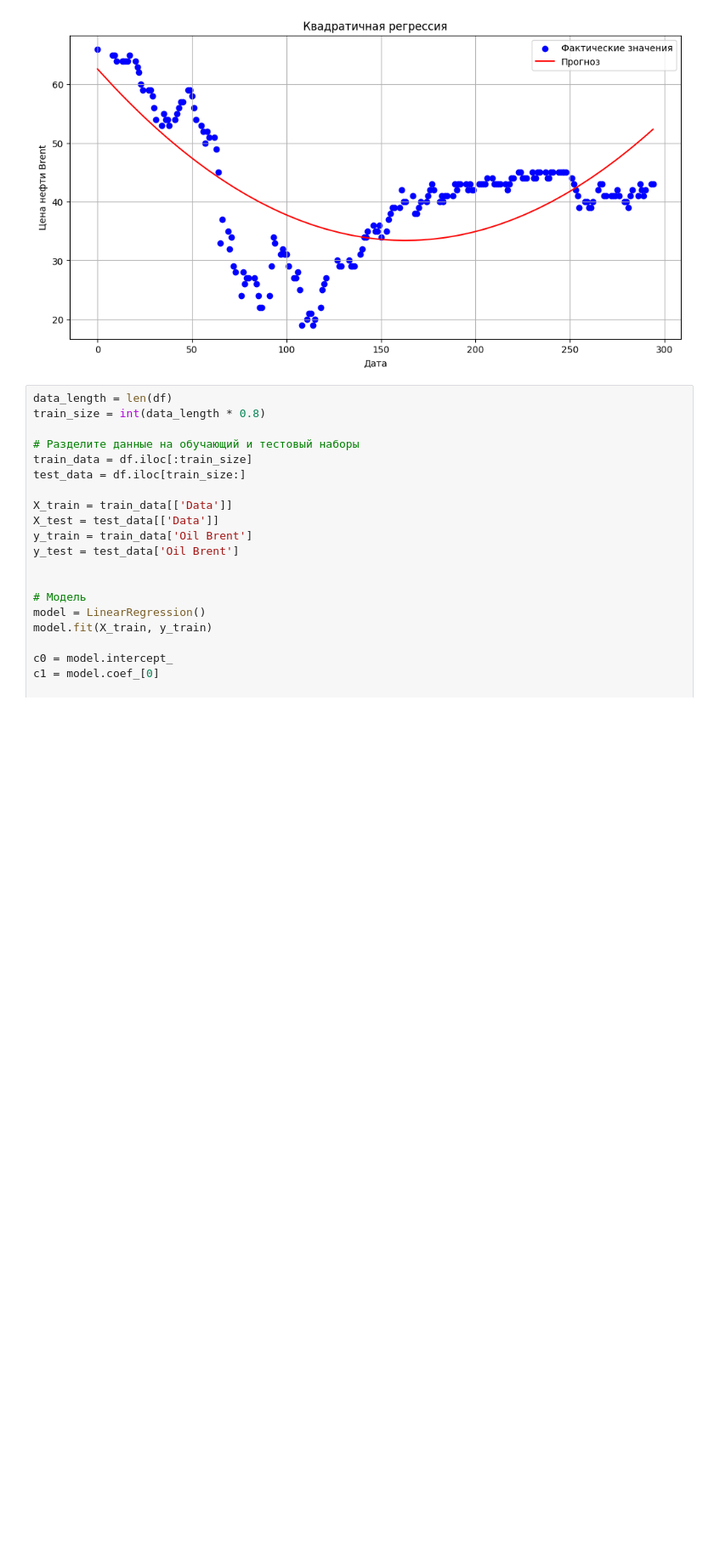
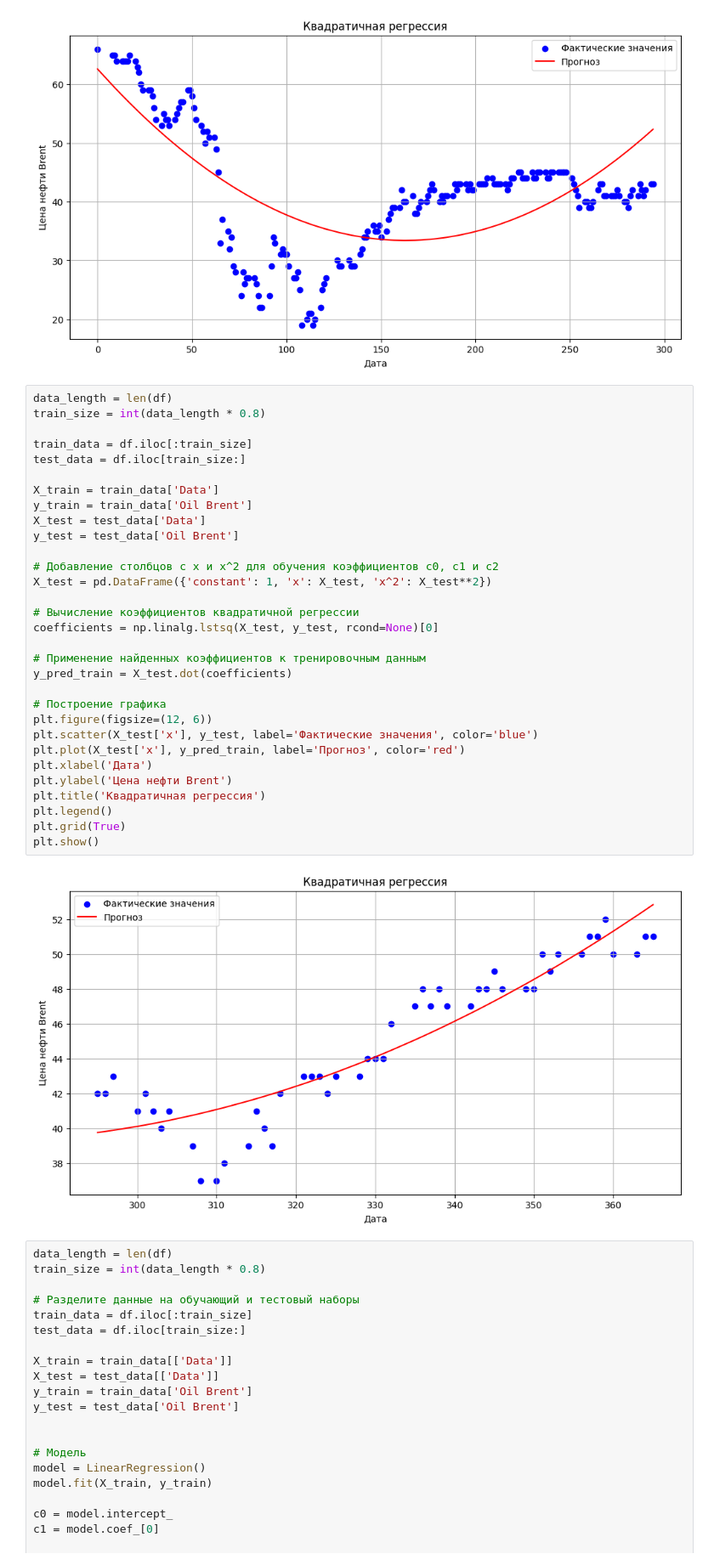
Before and after one commit to GIFONOT/ML2, a Jupyter notebook: ML4/data.ipynb, the cells around one changed output. Shown at 85% size. Cells and saved outputs as stored; diff of their text form; blank space fills up the shorter version.

```diff
--- a/ML4/data.ipynb
+++ b/ML4/data.ipynb
@@ -61,6 +61,39 @@ plt.grid(True)
 plt.show()
 # %% [output]
 [figure]
+# %%
+data_length = len(df)
+train_size = int(data_length * 0.8)
+
+train_data = df.iloc[:train_size]
+test_data = df.iloc[train_size:]
+
+X_train = train_data['Data']
+y_train = train_data['Oil Brent']
+X_test = test_data['Data']
+y_test = test_data['Oil Brent']
+
+# Добавление столбцов с x и x^2 для обучения коэффициентов c0, c1 и c2
+X_test = pd.DataFrame({'constant': 1, 'x': X_test, 'x^2': X_test**2})
+
+# Вычисление коэффициентов квадратичной регрессии
+coefficients = np.linalg.lstsq(X_test, y_test, rcond=None)[0]
+
+# Применение найденных коэффициентов к тренировочным данным
+y_pred_train = X_test.dot(coefficients)
+
+# Построение графика
+plt.figure(figsize=(12, 6))
+plt.scatter(X_test['x'], y_test, label='Фактические значения', color='blue')
+plt.plot(X_test['x'], y_pred_train, label='Прогноз', color='red')
+plt.xlabel('Дата')
+plt.ylabel('Цена нефти Brent')
+plt.title('Квадратичная регрессия')
+plt.legend()
+plt.grid(True)
+plt.show()
+# %% [output]
+[figure, added]
 # %%
 data_length = len(df)
 train_size = int(data_length * 0.8)
```
Also changed, not shown: parts of 1 cell of this notebook, 3 other files.
